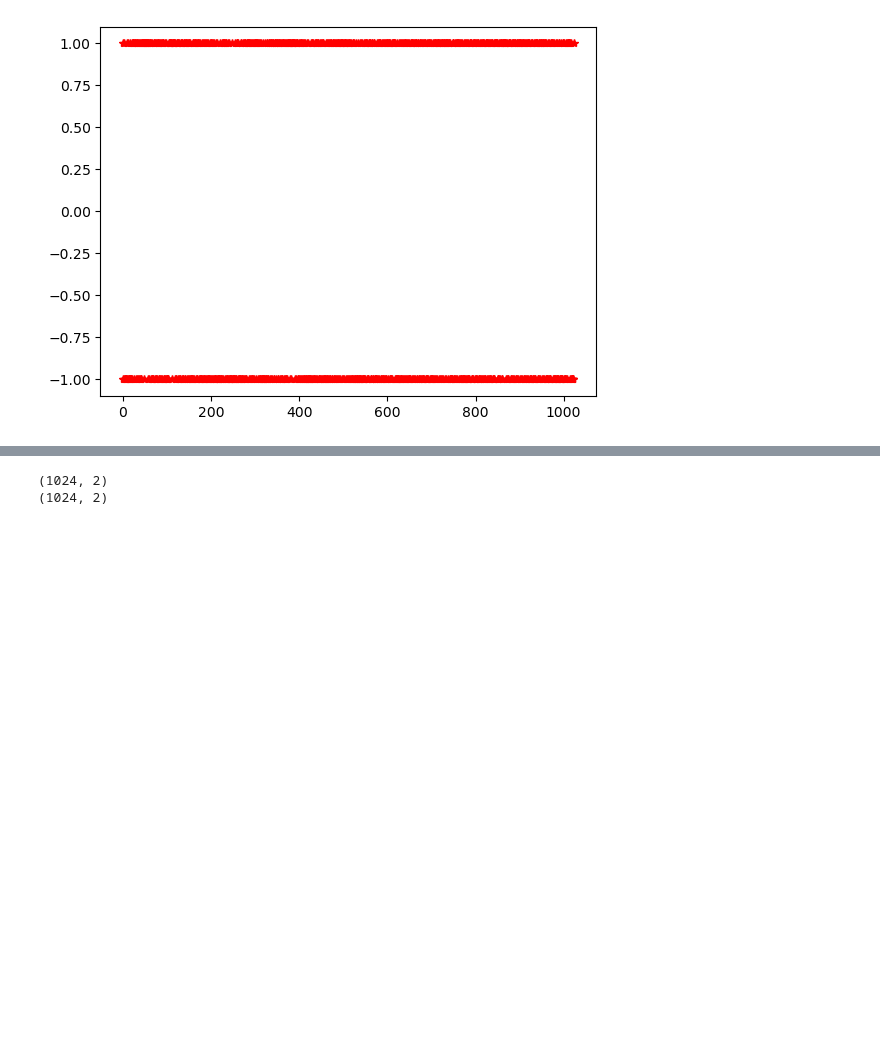
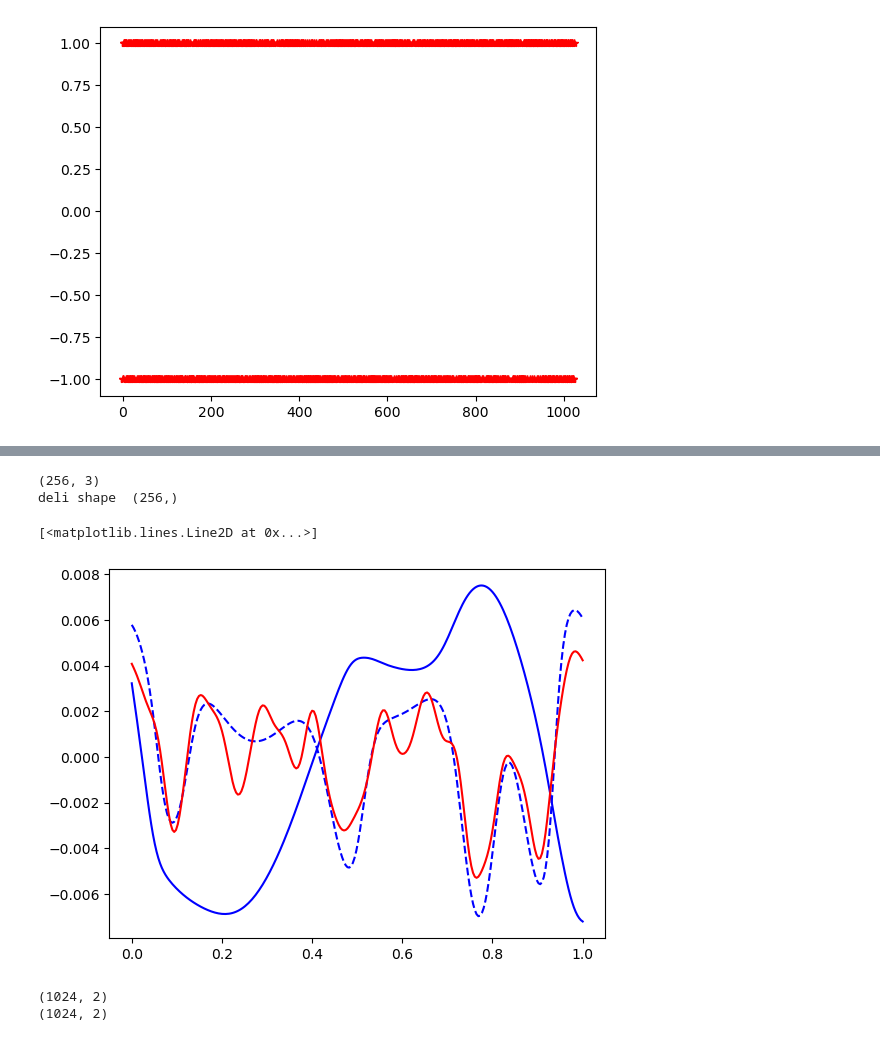
Before and after one commit to manu0x/pyGP_fields, a Jupyter notebook: TF_PINNs/SP_1d.ipynb, the cells around one changed output, grey strips where cells are left out. Drawn from its saved outputs; the diff is of its cells as text; code cells hidden in the pictures; blank space fills up the shorter version.

```diff
--- a/TF_PINNs/SP_1d.ipynb
+++ b/TF_PINNs/SP_1d.ipynb
@@ -469,7 +513,11 @@ Bounds tf.Tensor([0.0078125 0.       ], shape=(2,), dtype=float64) tf.Tensor([1.
 # %%
-sp.model.load_weights("sp1d_4x100_s50.keras")
+#sp.model.load_weights("sp1d_4x100_s50.keras")
+sp.model.set_weights(best_params)
 prdi = sp.model(x_i)
 prdi = 0.5*(prdi+1.0)*(sp.fmax-sp.fmin) + sp.fmin
+prdi = 0.5*(prdi+1.0)*(sp.fmax-sp.fmin) + sp.fmin
+prdisqr = tf.square(prdi[:,0])+tf.square(prdi[:,1])
+deli = prdisqr-tf.reduce_mean(prdisqr)
 #plt.plot(x_i[:,1],f_i[:,0]*f_i[:,0]/0.9-1.0,"r")
 plt.plot(x_i[:,1],prdi[:,0]*prdi[:,0]/0.9-1.0,"b")
 #plt.plot(x_i[:,1],prdi[:,0],"b")
@@ -478,0 +527,2 @@ plt.plot(x_i[:,1],prdi[:,0]*prdi[:,0]/0.9-1.0,"b")
+# %%
+losses2,best_params2 = sp.train(x_dom,x_bndry,f_bndry_norm,x_prd ,n_epochs =10000)
@@ -479,3 +547,25 @@ plt.plot(x_i[:,1],prdi[:,0]*prdi[:,0]/0.9-1.0,"b")
+# %%
+#sp.model.load_weights("sp1d_4x100_s50.keras")
+sp.model.set_weights(best_params2)
+prdi = sp.model(x_i)
+print(prdi.shape)
+prdi = 0.5*(prdi+1.0)*(sp.fmax-sp.fmin) + sp.fmin
+prdisqr = tf.square(prdi[:,0])+tf.square(prdi[:,1])
+deli_late = prdisqr-tf.reduce_mean(prdisqr)
+deliact = tf.square(f_i[:,0])+tf.square(f_i[:,1])
+deliact = deliact-tf.reduce_mean(deliact)
+print("deli shape ",deli.shape)
+#plt.plot(x_i[:,1],f_i[:,0]*f_i[:,0]/0.9-1.0,"r")
+plt.plot(x_i[:,1],deli,"b")
+plt.plot(x_i[:,1],deli_late,"b--")
+plt.plot(x_i[:,1],deliact,"r")
+
+#plt.plot(x_i[:,1],prdi[:,0],"b")
+# %% [output]
+(256, 3)
+deli shape  (256,)
+[<matplotlib.lines.Line2D at 0x...>]
+[figure, added]
 # %%
 N=1024
 x = tf.linspace(dom.lwb[1],dom.upb[1],N)
```
Also changed, not shown: parts of 10 cells of this notebook.
